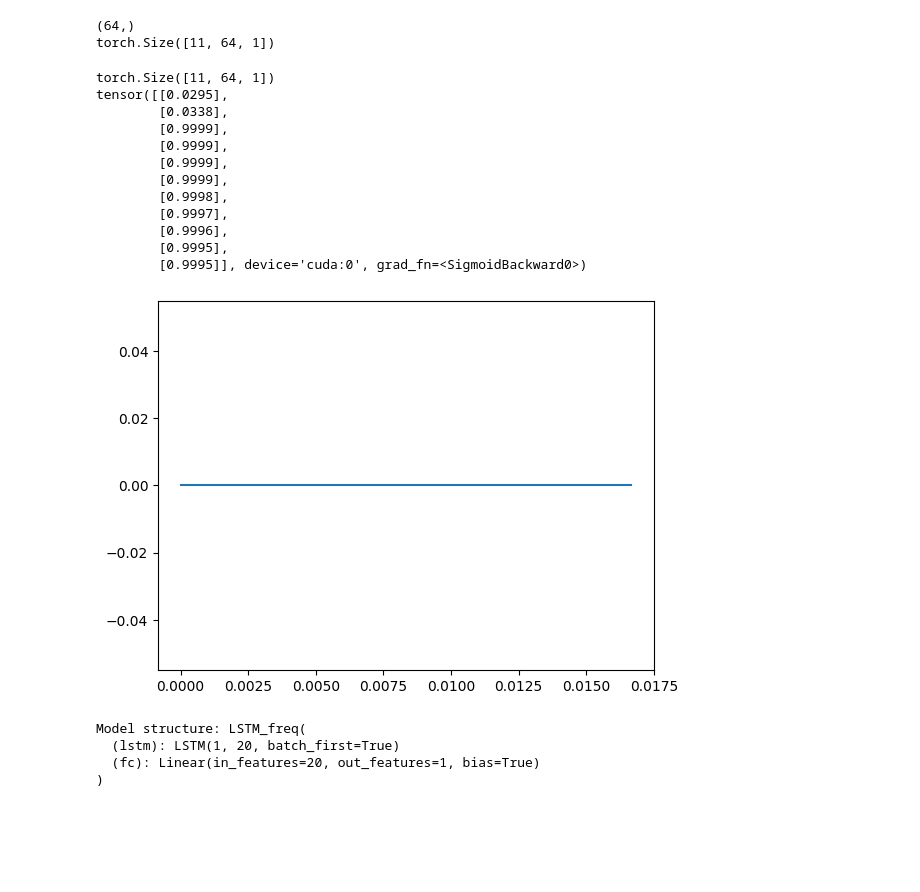
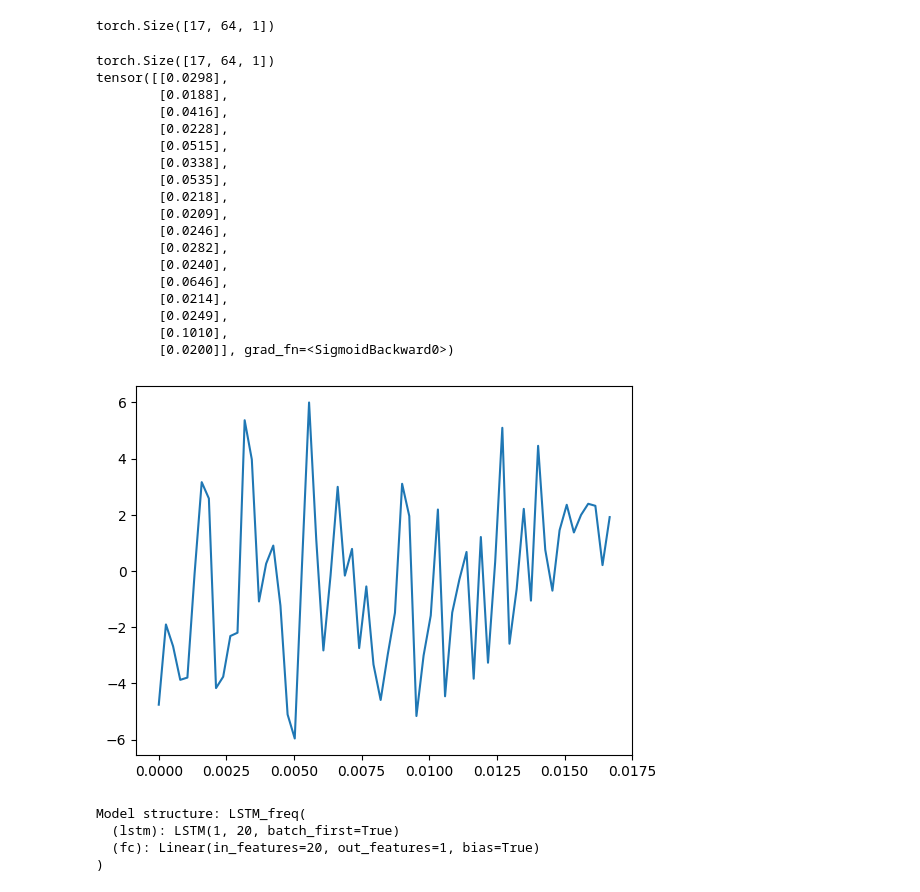
Before and after one commit to alvarohc777/pyTorch, a Jupyter notebook: LSTM_prueba.ipynb, the cells around one changed output. Saved outputs shown, nothing was run; the diff lists cells and outputs as text; code cells hidden in the pictures; blank space fills up the shorter version.

Commit message:
Create utils module & update LSTM_prueba.ipynb
Created utils module to contain dataset creator functions. Updated LSTM_prueba.ipynb to use dataset creator
functions from utils module

```diff
--- a/LSTM_prueba.ipynb
+++ b/LSTM_prueba.ipynb
@@ -38,44 +37,53 @@ class LSTM_freq(nn.Module):
 
         return torch.sigmoid(fc_layer)
 # %%
+from utils.sine_dataset import sine_phase_creator, sine_creator, gaussian_creator
+
 fs = 3840
 N = 64
-# Create Dataset
-
-
+m = 100
 t = np.linspace(0,N/fs,N)
 signals_prueba = t
-print(t.shape)
-m = 10
-for i in (np.linspace(0, 100, 10)):
-    signal = np.array(i*np.sin(2*np.pi*fs*t))
-    signals_prueba = np.vstack((signals_prueba, signal))
+target = np.array([0])
+# signals_prueba, _ = sine_phase_creator(signals_prueba, target, t, fs, m, mag_i=100, mag_f=1000)
+signals_prueba, _ = gaussian_creator(signals_prueba, target, N, m, scale=3)
+# Create Dataset
+# print(t.shape)
+
+# for i in (np.linspace(0, 100, 10)):
+#     signal = np.array(i*np.sin(2*np.pi*fs*t))
+#     signals_prueba = np.vstack((signals_prueba, signal))
 signals_prueba = np.expand_dims(signals_prueba, axis=2)
 signals_prueba = torch.from_numpy(signals_prueba).float()
 print(signals_prueba.shape)
 # %% [output]
-(64,)
-torch.Size([11, 64, 1])
+torch.Size([17, 64, 1])
 # %%
 # torch.Size([300, 64, 1])
 print(signals_prueba.shape)
 x = model(signals_prueba.to(device))
-plt.plot(t, signals_prueba[1,:,0])
+plt.plot(t, signals_prueba[3,:,0])
 print(x)
 # %% [output]
-torch.Size([11, 64, 1])
-tensor([[0.0295],
+torch.Size([17, 64, 1])
+tensor([[0.0298],
+        [0.0188],
+        [0.0416],
+        [0.0228],
+        [0.0515],
         [0.0338],
-        [0.9999],
-        [0.9999],
-        [0.9999],
-        [0.9999],
-        [0.9998],
-        [0.9997],
-        [0.9996],
-        [0.9995],
-        [0.9995]], device='cuda:0', grad_fn=<SigmoidBackward0>)
+        [0.0535],
+        [0.0218],
+        [0.0209],
+        [0.0246],
+        [0.0282],
+        [0.0240],
+        [0.0646],
+        [0.0214],
+        [0.0249],
+        [0.1010],
+        [0.0200]], grad_fn=<SigmoidBackward0>)
-[figure, old version]
+[figure, new version]
 # %%
 model = LSTM_freq(n_signals, hidden_dim, tagset_size).to(device)
 # loss_fn = nn.CrossEntropyLoss()
```
Also changed, not shown: parts of 6 cells of this notebook, 2 other files.
